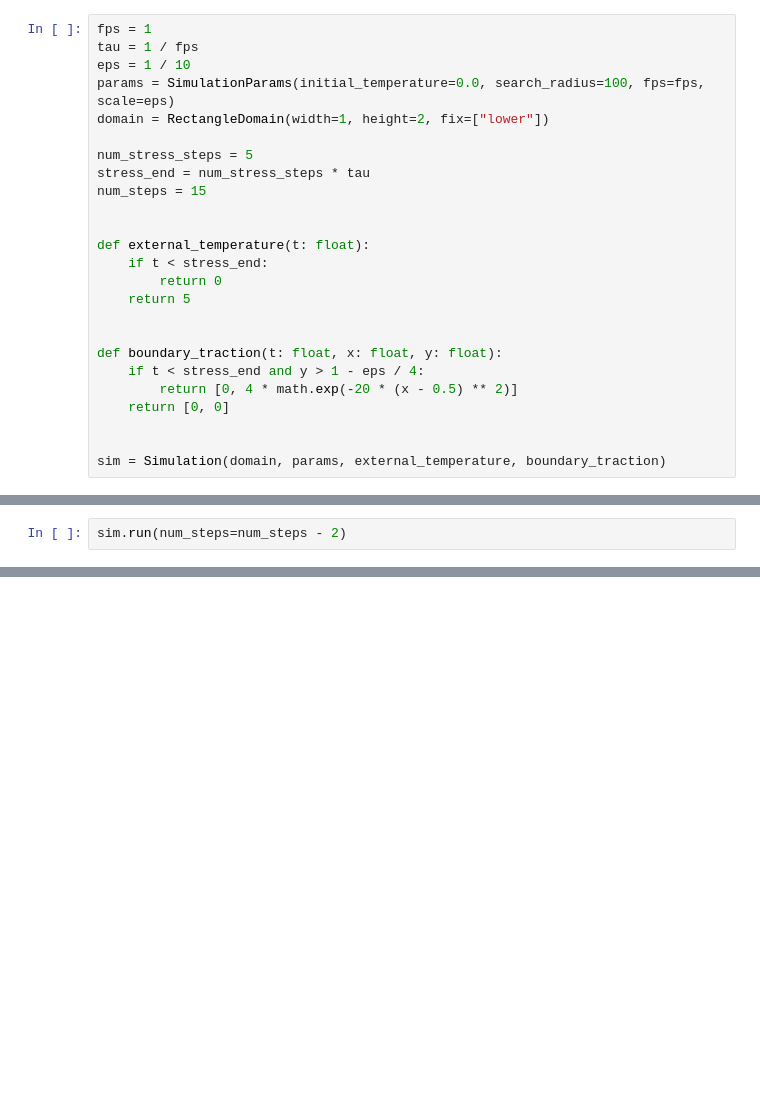
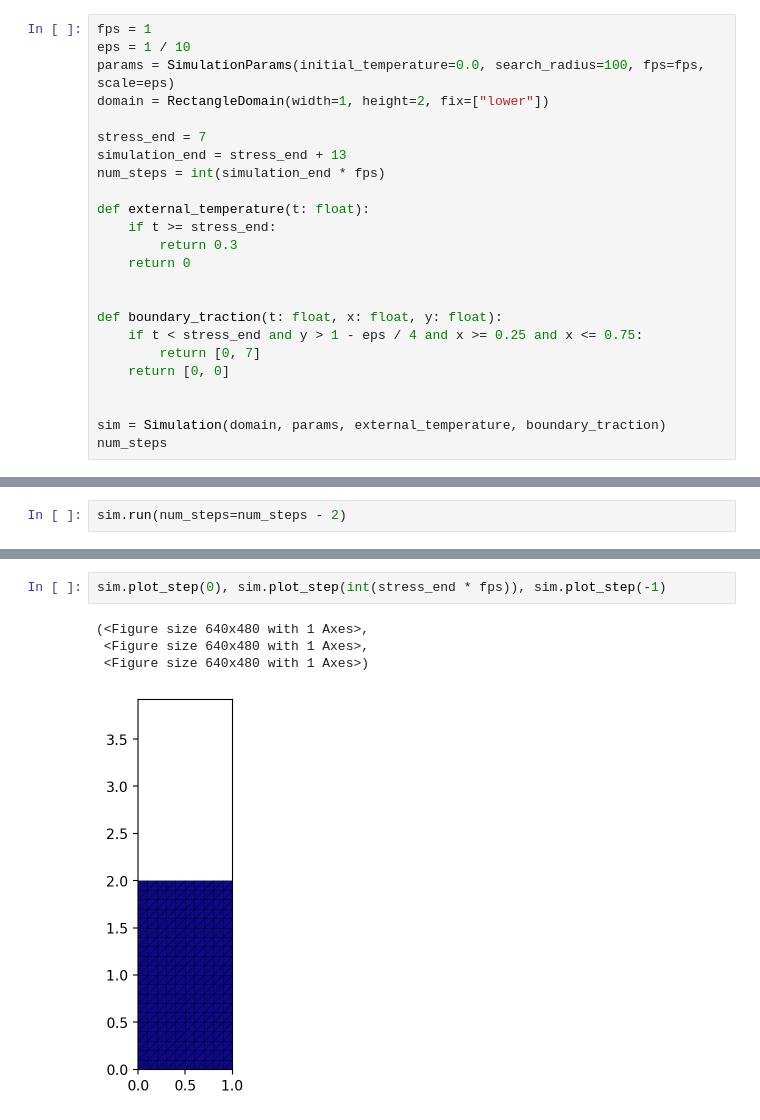
Before and after one commit to rufat-badal/tvemoves, a Jupyter notebook: example.ipynb, the cells around one changed output, grey strips where cells are left out. Saved outputs shown, nothing was run; the diff lists cells and outputs as text; blank space fills up the shorter version.

Commit message:
Created simulation for my talk

```diff
--- a/example.ipynb
+++ b/example.ipynb
@@ -48,25 +57,24 @@ plt.plot(xs, total(100), color="red")
 # %%
 fps = 1
-tau = 1 / fps
 eps = 1 / 10
 params = SimulationParams(initial_temperature=0.0, search_radius=100, fps=fps, scale=eps)
 domain = RectangleDomain(width=1, height=2, fix=["lower"])
 
-num_stress_steps = 5
-stress_end = num_stress_steps * tau
-num_steps = 15
-
+stress_end = 7
+simulation_end = stress_end + 13
+num_steps = int(simulation_end * fps)
 
 def external_temperature(t: float):
-    if t < stress_end:
-        return 0
-    return 5
+    if t >= stress_end:
+        return 0.3
+    return 0
 
 
 def boundary_traction(t: float, x: float, y: float):
-    if t < stress_end and y > 1 - eps / 4:
-        return [0, 4 * math.exp(-20 * (x - 0.5) ** 2)]
+    if t < stress_end and y > 1 - eps / 4 and x >= 0.25 and x <= 0.75:
+        return [0, 7]
     return [0, 0]
 
 
 sim = Simulation(domain, params, external_temperature, boundary_traction)
+num_steps
@@ -79,0 +106,7 @@ for i in range(len(sim.steps)):
+# %%
+sim.plot_step(0), sim.plot_step(int(stress_end * fps)), sim.plot_step(-1)
+# %% [output]
+(<Figure size 640x480 with 1 Axes>,
+ <Figure size 640x480 with 1 Axes>,
+ <Figure size 640x480 with 1 Axes>)
+[figure, added]
```
Also changed, not shown: parts of 9 cells of this notebook.
